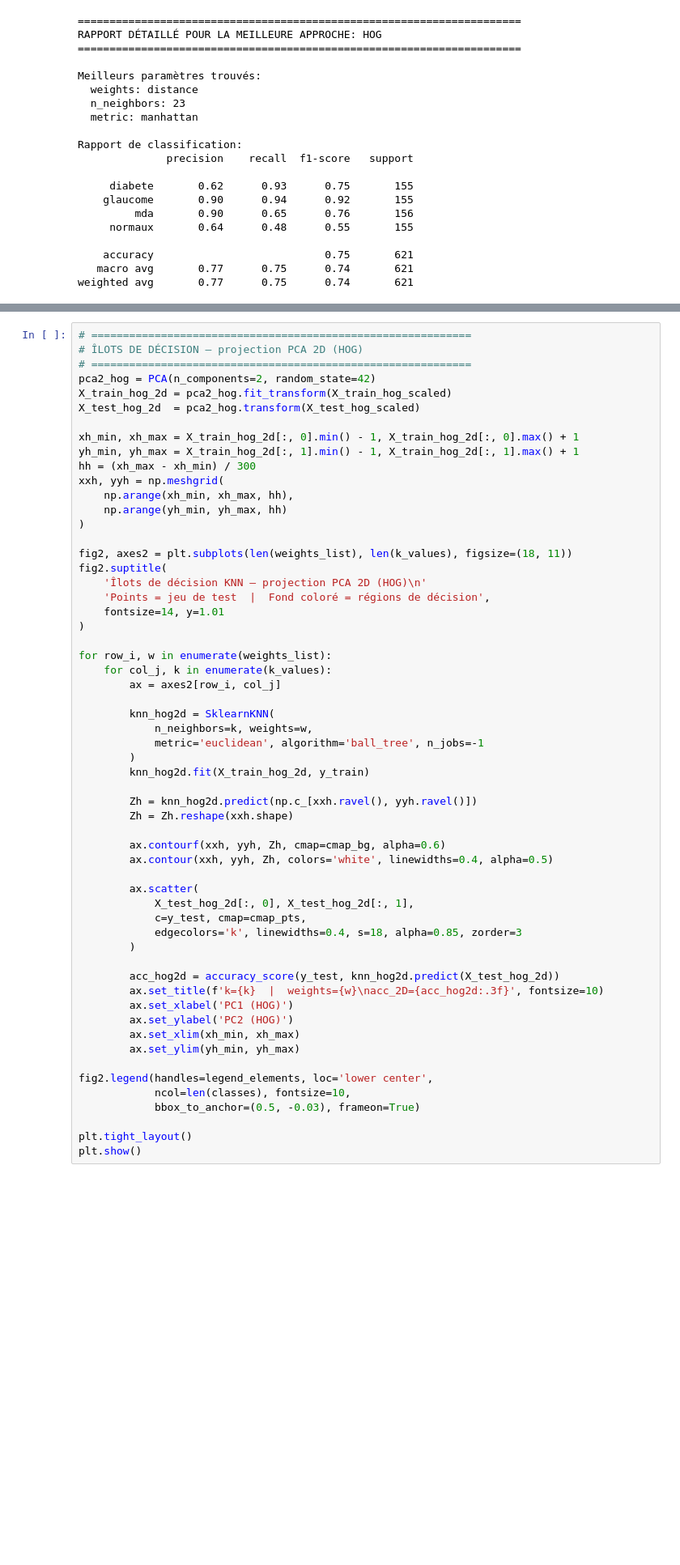
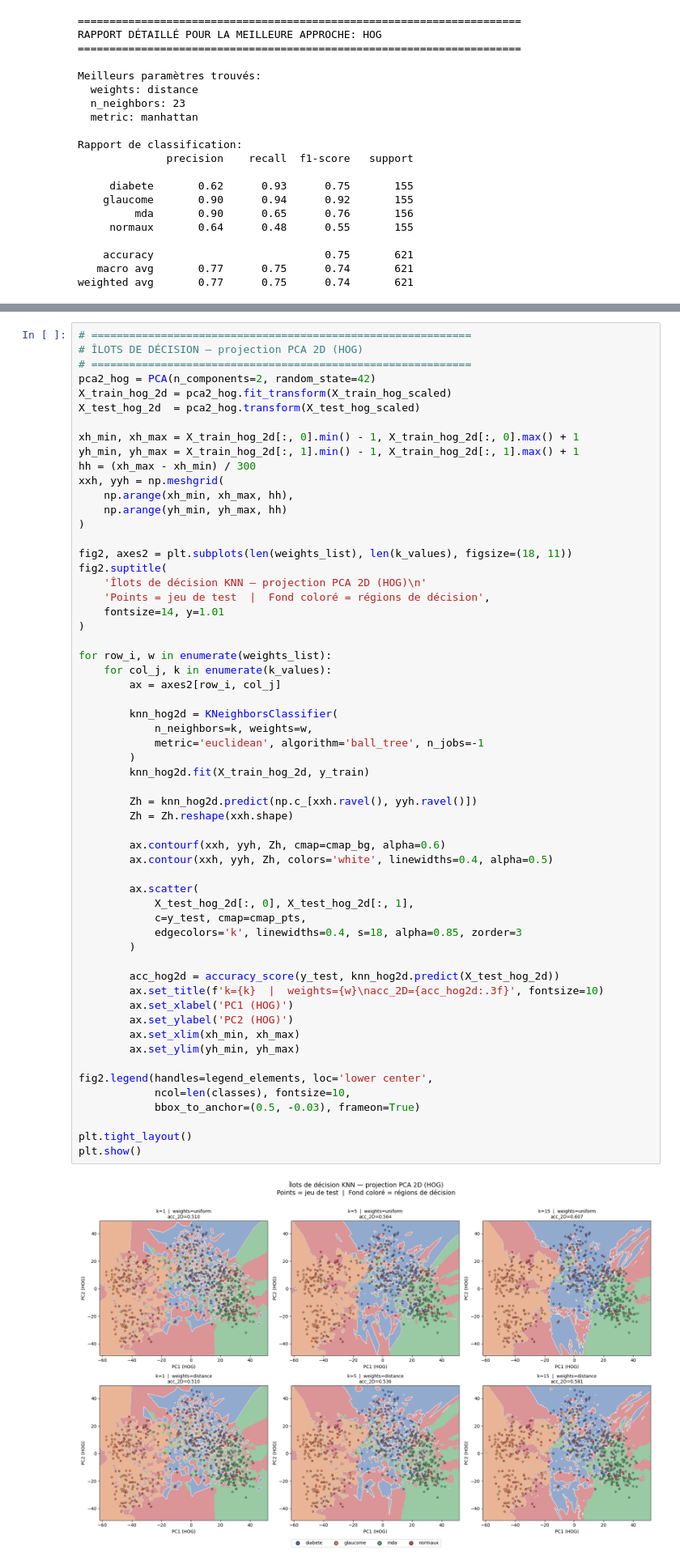
Before and after one commit to Mathis0000/Memoire, a Jupyter notebook: knn/knn.ipynb, the cells around one changed output, grey strips where cells are left out. Shown at 81% size. Drawn from its saved outputs; the diff is of its cells as text; blank space fills up the shorter version.

```diff
--- a/knn/knn.ipynb
+++ b/knn/knn.ipynb
@@ -677,34 +624,36 @@ for row_i, w in enumerate(weights_list):
     for col_j, k in enumerate(k_values):
         ax = axes2[row_i, col_j]
 
-        knn_hog2d = SklearnKNN(
+        knn_hog2d = KNeighborsClassifier(
             n_neighbors=k, weights=w,
             metric='euclidean', algorithm='ball_tree', n_jobs=-1
         )
         knn_hog2d.fit(X_train_hog_2d, y_train)
 
         Zh = knn_hog2d.predict(np.c_[xxh.ravel(), yyh.ravel()])
         Zh = Zh.reshape(xxh.shape)
 
         ax.contourf(xxh, yyh, Zh, cmap=cmap_bg, alpha=0.6)
         ax.contour(xxh, yyh, Zh, colors='white', linewidths=0.4, alpha=0.5)
 
         ax.scatter(
             X_test_hog_2d[:, 0], X_test_hog_2d[:, 1],
             c=y_test, cmap=cmap_pts,
             edgecolors='k', linewidths=0.4, s=18, alpha=0.85, zorder=3
         )
 
         acc_hog2d = accuracy_score(y_test, knn_hog2d.predict(X_test_hog_2d))
         ax.set_title(f'k={k}  |  weights={w}\nacc_2D={acc_hog2d:.3f}', fontsize=10)
         ax.set_xlabel('PC1 (HOG)')
         ax.set_ylabel('PC2 (HOG)')
         ax.set_xlim(xh_min, xh_max)
         ax.set_ylim(yh_min, yh_max)
 
 fig2.legend(handles=legend_elements, loc='lower center',
             ncol=len(classes), fontsize=10,
             bbox_to_anchor=(0.5, -0.03), frameon=True)
 
 plt.tight_layout()
 plt.show()
+# %% [output]
+[figure, added]
```
Also changed, not shown: parts of 14 cells of this notebook.
